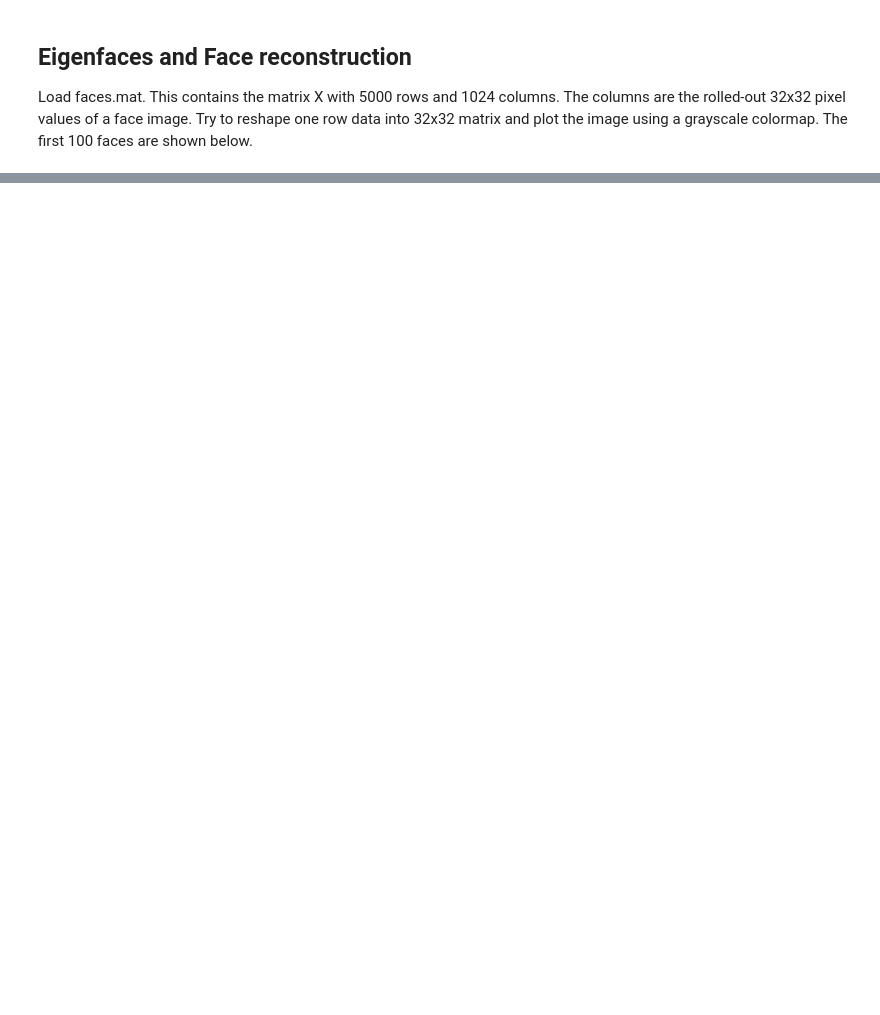
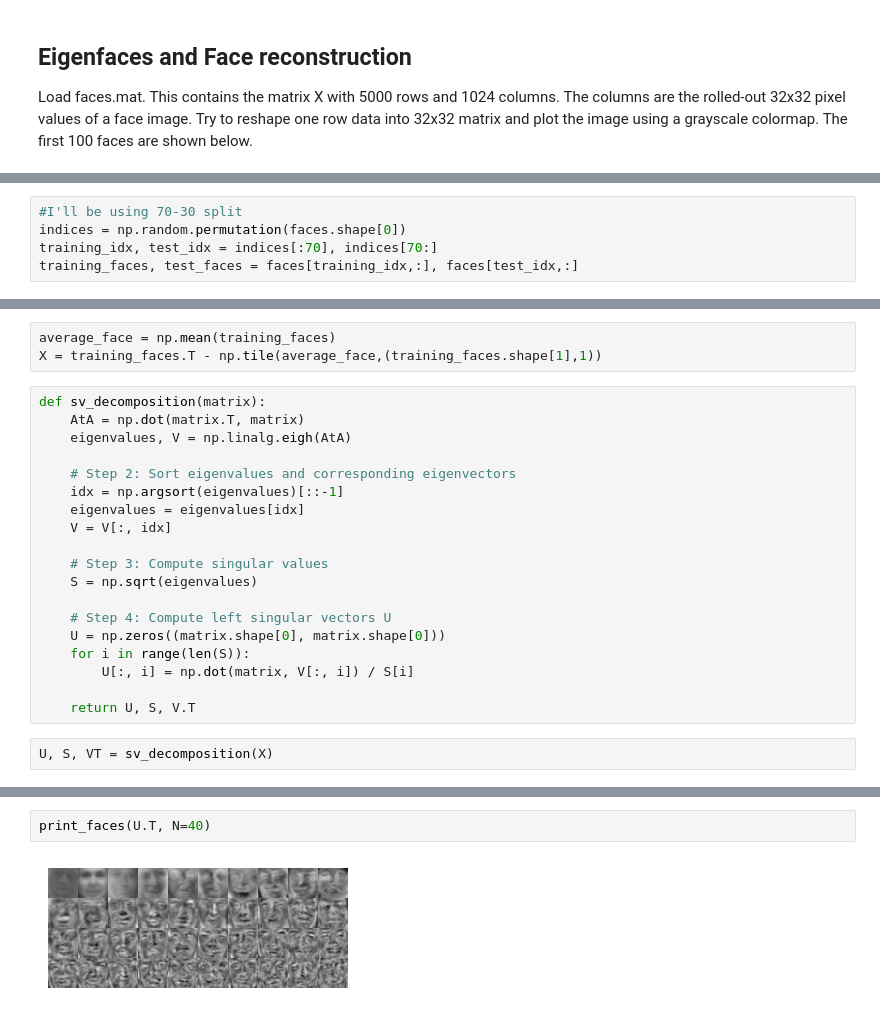
Before and after one commit to JouhC/ai-linearalgebra-probsets, a Jupyter notebook: notebooks/ps1.ipynb, the cells around one changed output, grey strips where cells are left out. Saved outputs shown, nothing was run; the diff lists cells and outputs as text; blank space fills up the shorter version.

```diff
--- a/notebooks/ps1.ipynb
+++ b/notebooks/ps1.ipynb
@@ -33,0 +59,5 @@ print(f"n_classes: {len(nfaces)}")
+# %%
+#I'll be using 70-30 split
+indices = np.random.permutation(faces.shape[0])
+training_idx, test_idx = indices[:70], indices[70:]
+training_faces, test_faces = faces[training_idx,:], faces[test_idx,:]
@@ -33,0 +66,24 @@ print(f"n_classes: {len(nfaces)}")
+# %%
+average_face = np.mean(training_faces)
+X = training_faces.T - np.tile(average_face,(training_faces.shape[1],1))
+# %%
+def sv_decomposition(matrix):
+    AtA = np.dot(matrix.T, matrix)
+    eigenvalues, V = np.linalg.eigh(AtA)
+
+    # Step 2: Sort eigenvalues and corresponding eigenvectors
+    idx = np.argsort(eigenvalues)[::-1]
+    eigenvalues = eigenvalues[idx]
+    V = V[:, idx]
+
+    # Step 3: Compute singular values
+    S = np.sqrt(eigenvalues)
+
+    # Step 4: Compute left singular vectors U
+    U = np.zeros((matrix.shape[0], matrix.shape[0]))
+    for i in range(len(S)):
+        U[:, i] = np.dot(matrix, V[:, i]) / S[i]
+
+    return U, S, V.T
+# %%
+U, S, VT = sv_decomposition(X)
@@ -33,0 +94,4 @@ print(f"n_classes: {len(nfaces)}")
+# %%
+print_faces(U.T, N=40)
+# %% [output]
+[figure, added]
```
Also changed, not shown: parts of 10 cells of this notebook, 3 other files.
